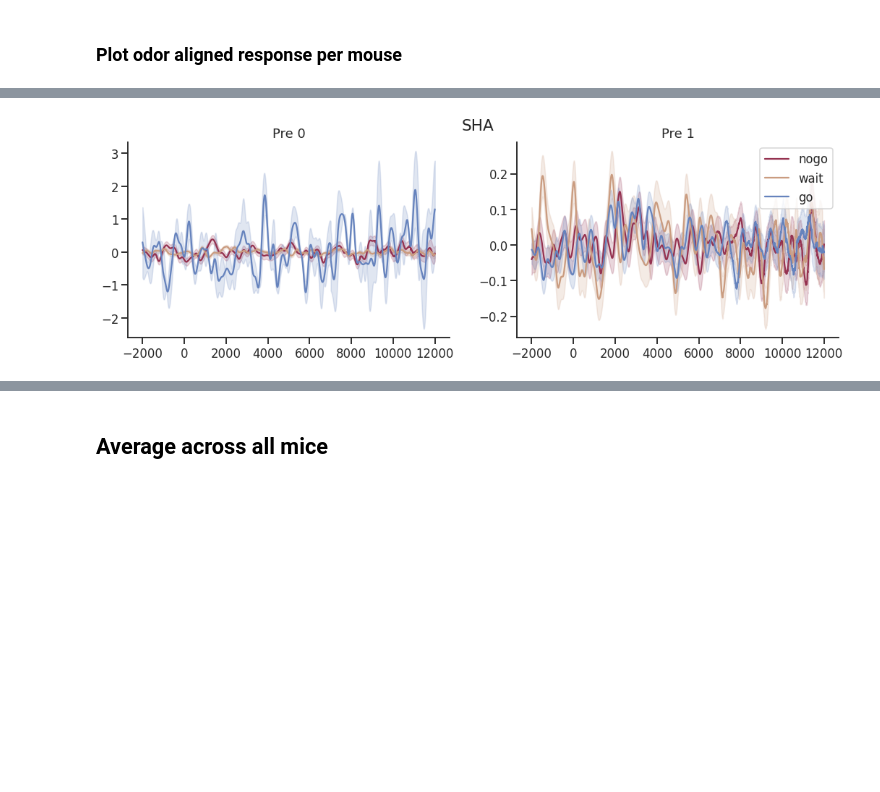
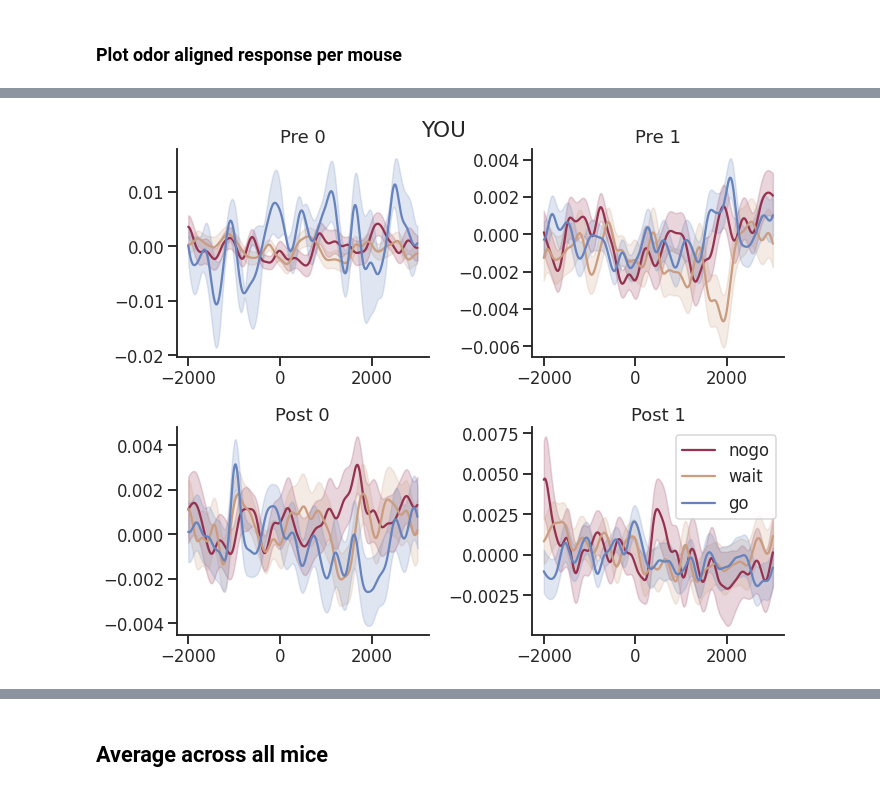
Before and after one commit to juhuntenburg/instrumental_conditioning, a Jupyter notebook: 05_GCamp_Data.ipynb, the cells around one changed output, grey strips where cells are left out. Cells and saved outputs as stored; diff of their text form; code cells hidden in the pictures; blank space fills up the shorter version.

Commit message:
plotting newly processed data

```diff
--- a/05_GCamp_Data.ipynb
+++ b/05_GCamp_Data.ipynb
@@ -49,27 +73,31 @@ performances = [0,1]
 # %%
-mouse = 'SHA'
-days = [range(-8,0)]
-period = ['Pre']
+mouse = 'YOU'
+days = [range(-3,0), range(0,3)]
+period = ['Pre', 'Post']
 
-fig, ax = plt.subplots(1,2, figsize=(15,5))
+df = pd.read_pickle(data_dir+"mice/{}_corr.pkl".format(mouse)).reset_index(drop=True)
+gpmt = np.load(data_dir+"odor_aligned/{}_gpmt_corr.npy".format(mouse))
+
+fig, ax = plt.subplots(2,2, figsize=(10,8))
 for d in range(len(days)):
     for p in performances:
         for c in range(len(types)):
-            idcs = df[(df['type']==types[c]) & (df['performance']==p) &
-                      (df['dataset'].str.contains(mouse)) & (df['day'].isin(days[d]))].index
+            idcs = df[(df['type']==types[c]) &
+                      (df['performance']==p) &
+                      (df['day'].isin(days[d]))].index
 
-            x = np.arange(-2000, 12000)
-            y = np.nanmean(gpmt[:,idcs], axis=1)[3000:17000]
-            sem = stats.sem(gpmt[:,idcs][3000:17000], axis=1, nan_policy='omit')
+            x = np.arange(-2000, 3000)
+            y = np.nanmean(gpmt[:,idcs], axis=1)[3000:8000]
+            sem = stats.sem(gpmt[:,idcs][3000:8000], axis=1, nan_policy='omit')
 
-            ax[p].plot(x, y, color=colors[c], label="{}".format(types[c]))
-            ax[p].fill_between(x, (y-sem), (y+sem), color=colors[c], alpha=.2)
-            ax[p].set_title('{} {}'.format(period[d], p))
+            ax[d,p].plot(x, y, color=colors[c], label="{}".format(types[c]))
+            ax[d,p].fill_between(x, (y-sem), (y+sem), color=colors[c], alpha=.2)
+            ax[d,p].set_title('{} {}'.format(period[d], p))
             sns.despine()
-ax[p].legend()
+ax[d,p].legend()
 fig.suptitle("{}".format(mouse));
 plt.tight_layout();
 # %% [output]
-[figure, old version]
+[figure, new version]
 # %%
 mouse = 'TAY'
```
Also changed, not shown: parts of 13 cells of this notebook.
